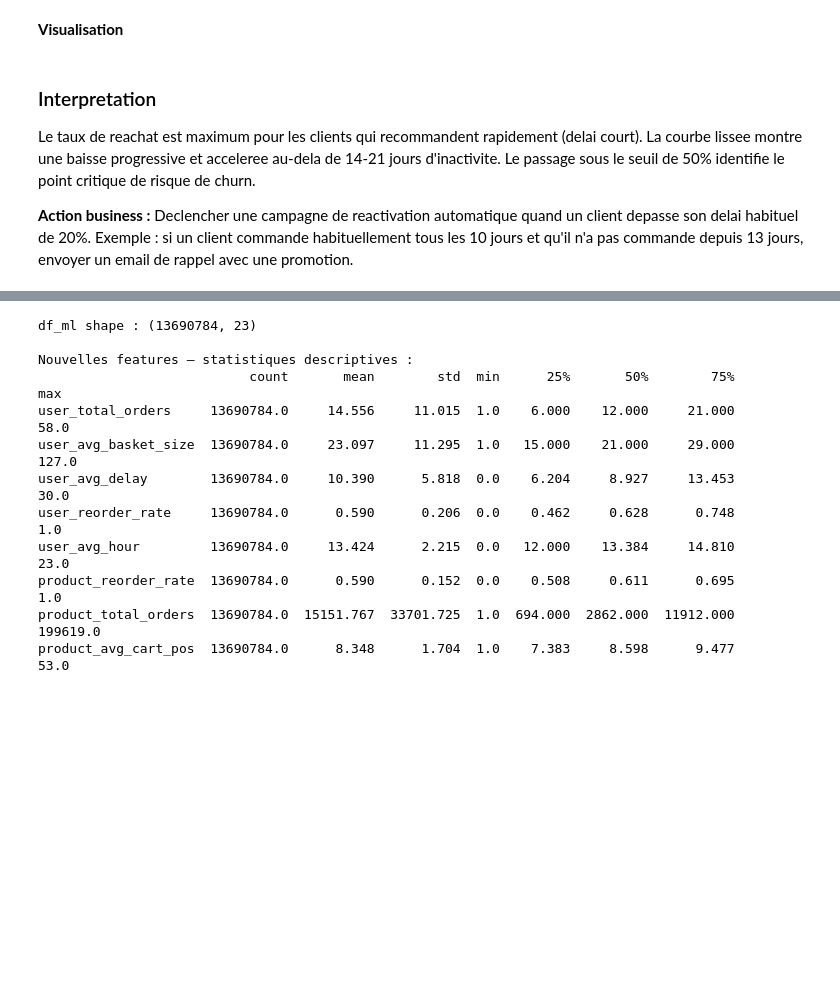
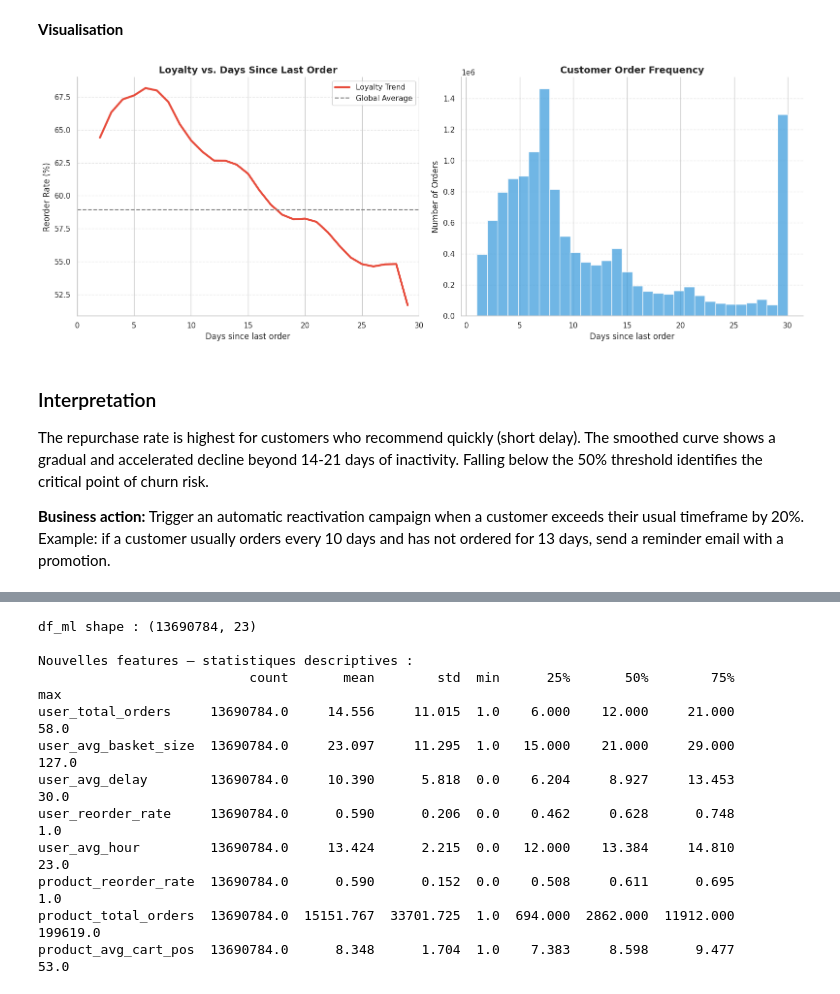
Before and after one commit to MeghCH/NextBuy, a Jupyter notebook: notebook.ipynb, the cells around one changed output, grey strips where cells are left out. Saved outputs shown, nothing was run; the diff lists cells and outputs as text; code cells hidden in the pictures; blank space fills up the shorter version.

```diff
--- a/notebook.ipynb
+++ b/notebook.ipynb
@@ -1275,2 +1363,22 @@ croisees pour stimuler le reachat.
 # %% [markdown]
 **Calcul**
+# %%
+df_actif = df[df["days_since_prior_order"] > 0].copy()
+
+reachat_par_delai = (
+    df_actif.groupby("days_since_prior_order")["reordered"]
+    .agg(["mean", "count"])
+    .reset_index()
+)
+reachat_par_delai.columns = ["jours", "taux_reachat", "nb_lignes"]
+reachat_par_delai["taux_reachat_pct"] = (reachat_par_delai["taux_reachat"] * 100).round(2)
+
+# Lissage par moyenne mobile sur 3 jours pour reduire le bruit
+reachat_par_delai["taux_lisse"] = (
+    reachat_par_delai["taux_reachat_pct"].rolling(window=3, center=True).mean()
+)
+
+# Identifier le seuil de baisse significative (premier jour sous 50%)
+seuil_50 = reachat_par_delai[reachat_par_delai["taux_lisse"] < 50]["jours"].min()
+print(f"Premier jour ou le taux lisse passe sous 50% : {seuil_50} jours")
+print(reachat_par_delai[["jours", "taux_reachat_pct", "taux_lisse"]].head(30).to_string(index=False))
@@ -1277,16 +1403,52 @@ croisees pour stimuler le reachat.
 # %% [markdown]
 **Visualisation**
+# %%
+import matplotlib.pyplot as plt
+import seaborn as sns
+
+fig, axes = plt.subplots(1, 2, figsize=(16, 6))
+
+
+axes[0].plot(
+    reachat_par_delai["jours"],
+    reachat_par_delai["taux_lisse"],
+    color="#e74c3c", linewidth=3, label="Loyalty Trend"
+)
+axes[0].axhline(y=taux_global, color="grey", linestyle="--", label="Global Average")
+
+axes[0].set_title("Loyalty vs. Days Since Last Order", fontsize=14, fontweight="bold")
+axes[0].set_xlabel("Days since last order")
+axes[0].set_ylabel("Reorder Rate (%)")
+axes[0].set_xlim(0, 30)
+axes[0].legend()
+axes[0].grid(axis='y', linestyle='--', alpha=0.5)
+
+axes[1].hist(
+    df_actif["days_since_prior_order"],
+    bins=30, color="#3498db", edgecolor="white", alpha=0.7
+)
+
+axes[1].set_title("Customer Order Frequency", fontsize=14, fontweight="bold")
+axes[1].set_xlabel("Days since last order")
+axes[1].set_ylabel("Number of Orders")
+axes[1].grid(axis='y', linestyle='--', alpha=0.5)
+
+sns.despine()
+plt.tight_layout()
+plt.show()
+# %% [output]
+[figure, added]
 # %% [markdown]
 ### Interpretation
 
-Le taux de reachat est maximum pour les clients qui recommandent rapidement
-(delai court). La courbe lissee montre une baisse progressive et acceleree
-au-dela de 14-21 jours d'inactivite. Le passage sous le seuil de 50% identifie
-le point critique de risque de churn.
+The repurchase rate is highest for customers who recommend quickly
+(short delay). The smoothed curve shows a gradual and accelerated decline
+beyond 14-21 days of inactivity. Falling below the 50% threshold identifies
+the critical point of churn risk.
 
-**Action business :** Declencher une campagne de reactivation automatique
-quand un client depasse son delai habituel de 20%. Exemple : si un client
-commande habituellement tous les 10 jours et qu'il n'a pas commande depuis 13 jours,
-envoyer un email de rappel avec une promotion.
+**Business action:** Trigger an automatic reactivation campaign
+when a customer exceeds their usual timeframe by 20%. Example: if a customer
+usually orders every 10 days and has not ordered for 13 days,
+send a reminder email with a promotion.
 # %% [markdown]
 ---
```
Also changed, not shown: parts of 55 cells of this notebook.
